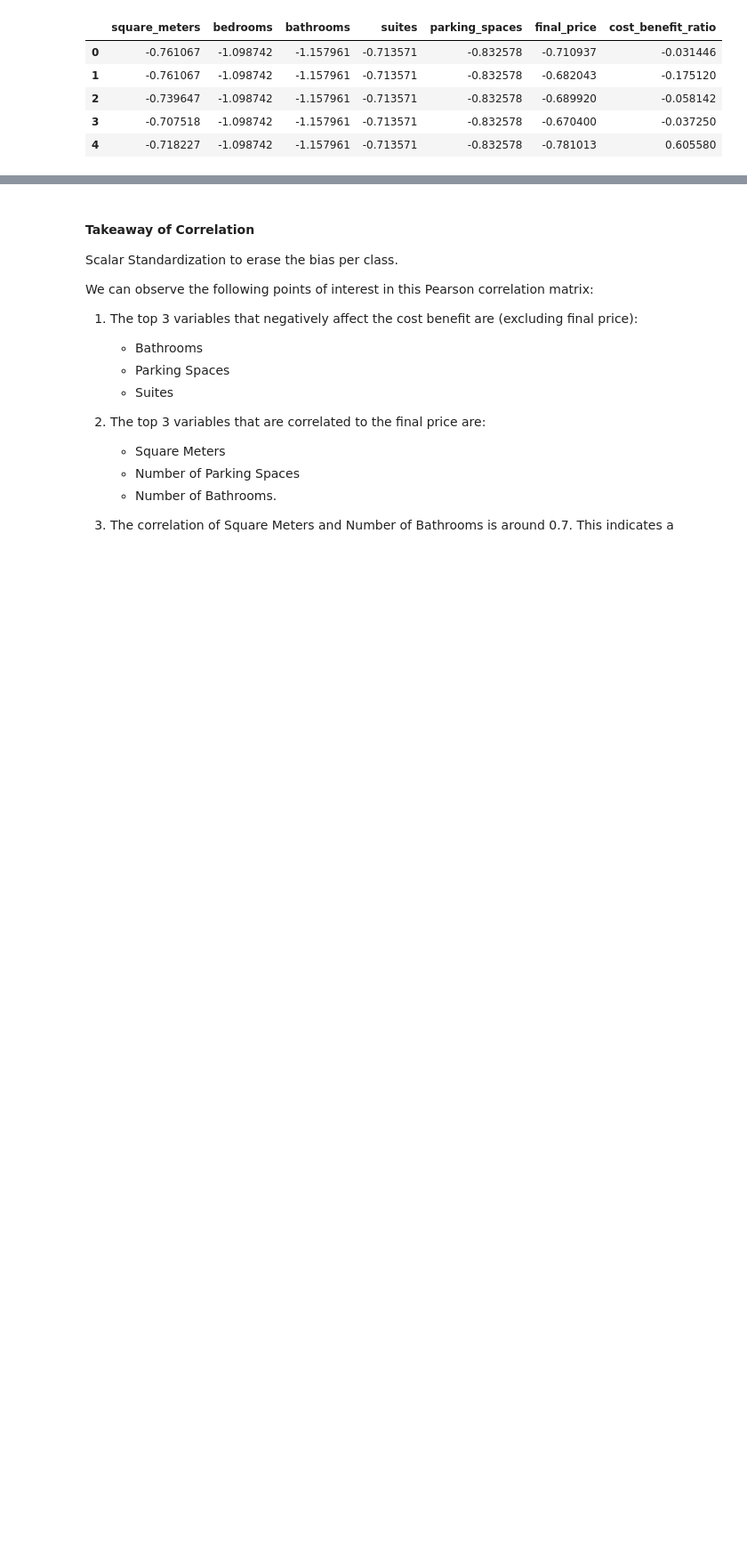
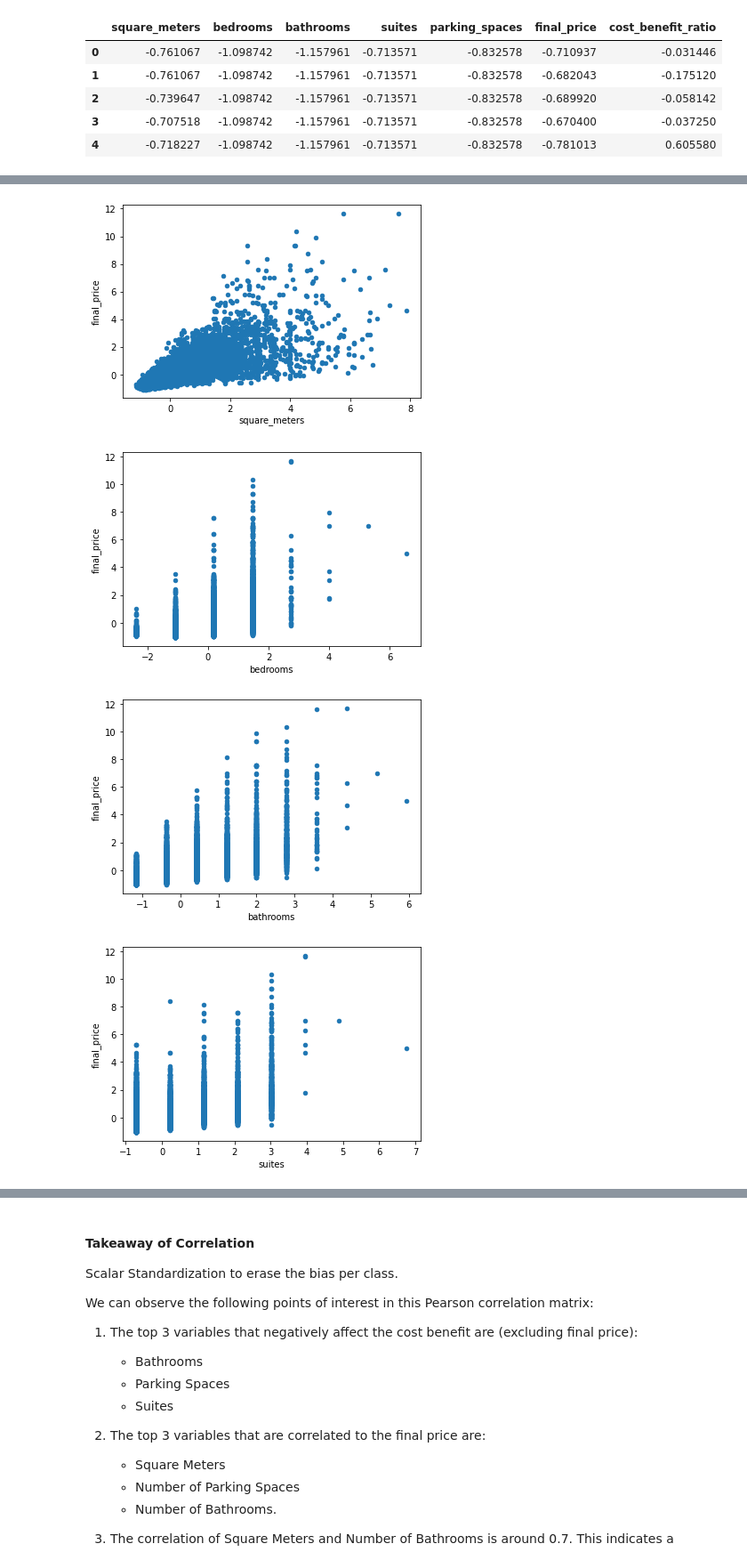
Before and after one commit to FernandoRFranca/Coursera_Capstone, a Jupyter notebook: Coursera Data Science Final Project.ipynb, the cells around one changed output, grey strips where cells are left out. Shown at 89% size. Cells and saved outputs as stored; diff of their text form; code cells hidden in the pictures; blank space fills up the shorter version.

```diff
--- a/Coursera Data Science Final Project.ipynb
+++ b/Coursera Data Science Final Project.ipynb
@@ -542,3 +542,11 @@ corr_matrix
 | parking_spaces | 0.694003 | 0.622862 | 0.720309 | 0.661981 | 1.000000 | 0.672842 | -0.148314 |
 | final_price | 0.794495 | 0.565100 | 0.660650 | 0.567129 | 0.672842 | 1.000000 | -0.396810 |
 | cost_benefit_ratio | 0.043607 | -0.068899 | -0.188119 | -0.133483 | -0.148314 | -0.396810 | 1.000000 |
+# %%
+for column in df_corr.columns:
+    df_corr.plot.scatter(column,  'final_price')
+# %% [output]
+[figure, added]
+[figure, added]
+[figure, added]
+[figure, added]
```
Also changed, not shown: parts of 1 cell of this notebook.
